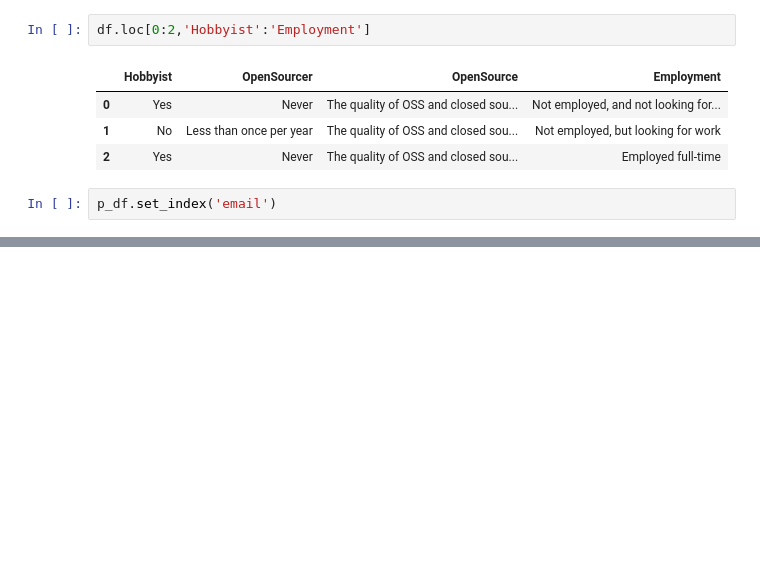
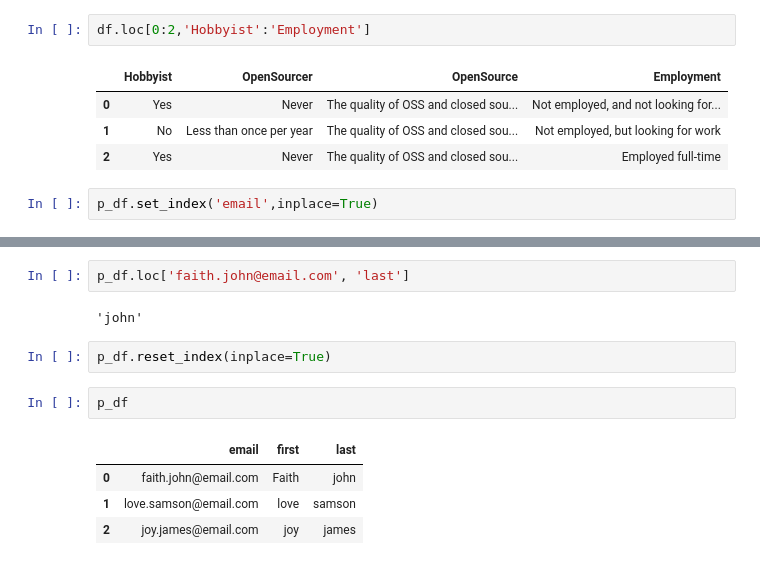
Before and after one commit to Leziga-Bakor/Advanced_Python, a Jupyter notebook: Pandas/pandas demo.ipynb, the cells around one changed output, grey strips where cells are left out. Drawn from its saved outputs; the diff is of its cells as text; blank space fills up the shorter version.

Commit message:
reset the index for dataframe

```diff
--- a/Pandas/pandas demo.ipynb
+++ b/Pandas/pandas demo.ipynb
@@ -206,4 +206,4 @@ df.loc[0:2,'Hobbyist':'Employment']
 | 1 | No | Less than once per year | The quality of OSS and closed sou... | Not employed, but looking for work |
 | 2 | Yes | Never | The quality of OSS and closed sou... | Employed full-time |
 # %%
-p_df.set_index('email')
+p_df.set_index('email',inplace=True)
@@ -215,0 +218,13 @@ p_df.set_index('email')
+# %%
+p_df.loc['faith.john@email.com', 'last']
+# %% [output]
+'john'
+# %%
+p_df.reset_index(inplace=True)
+# %%
+p_df
+# %% [output]
+|  | email | first | last |
+| 0 | faith.john@email.com | Faith | john |
+| 1 | love.samson@email.com | love | samson |
+| 2 | joy.james@email.com | joy | james |
```
Also changed, not shown: parts of 2 cells of this notebook.
